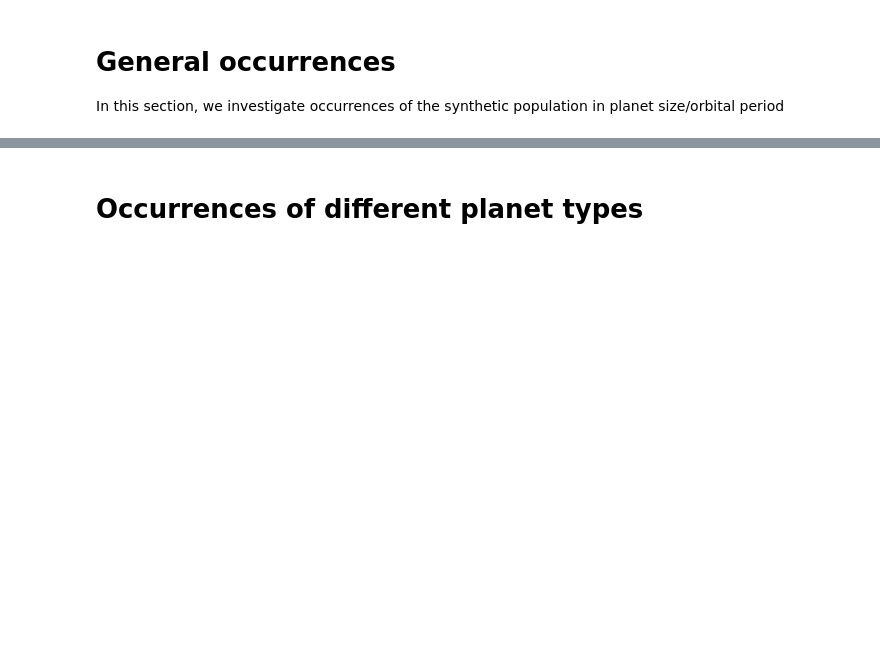
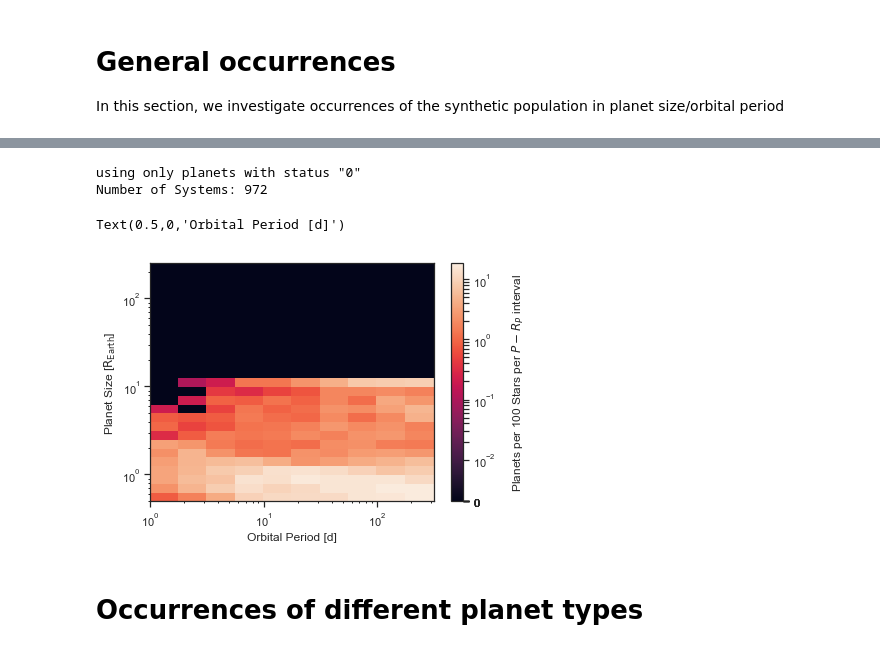
Before and after one commit to matiscke/popsyntools, a Jupyter notebook: notebooks/20180814_SECJrelations.ipynb, the cells around one changed output, grey strips where cells are left out. Drawn from its saved outputs; the diff is of its cells as text; code cells hidden in the pictures; blank space fills up the shorter version.

```diff
--- a/notebooks/20180814_SECJrelations.ipynb
+++ b/notebooks/20180814_SECJrelations.ipynb
@@ -35,7 +38,7 @@ rr5e9 = outputs + 'J34/ref_red5e9.dat'
 j34 = output.Population(rr5e9)
 pop = j34.data
 # %%
+# this is slow.
+pop['msini'] = np.nan
 for i in pop.isystem:
-    pop[pop.isystem == i].loc['msini'] = utils.get_msini(pop[pop.isystem == i]['m'])
-    if i == 3:
-        break
+    pop.loc[pop.isystem == i, 'msini'] = utils.get_sini()*pop[pop.isystem == i]['m']
@@ -61,10 +79,15 @@ pop.r_rEarth.describe()
 # %%
 fig, ax = plt.subplots()
 J34occ = plots.plot_occurrence(pop, ax=ax, xRange=(1.,300.), yRange=(0.5, 200.), kind='annotate', binWidth_dex=(0.25, 0.1), logColormap=True)
 
 # workaround for axis labels
 J34occ[3].set_xlabel('Orbital Period [d]')
-J34occ[3].annotate('Planet Size [$\mathrm{R_{Earth}}$]', xy=(0.05,0.5), xytext=(0.02, 0.5), xycoords='figure fraction', textcoords='figure fraction', rotation=90, verticalalignment='center', size='larger')
+# J34occ[3].annotate('Planet Size [$\mathrm{R_{Earth}}$]', xy=(0.05,0.5), xytext=(0.02, 0.5), xycoords='figure fraction', textcoords='figure fraction', rotation=90, verticalalignment='center', size='larger')
+# %% [output]
+using only planets with status "0"
+Number of Systems: 972
+Text(0.5,0,'Orbital Period [d]')
+[figure, added]
 # %%
 # save as eps to avoid white lines between histogram cells
 fig.savefig(outputs + 'J34/j34occurrence.eps')
```
Also changed, not shown: parts of 8 cells of this notebook, 3 other files.
